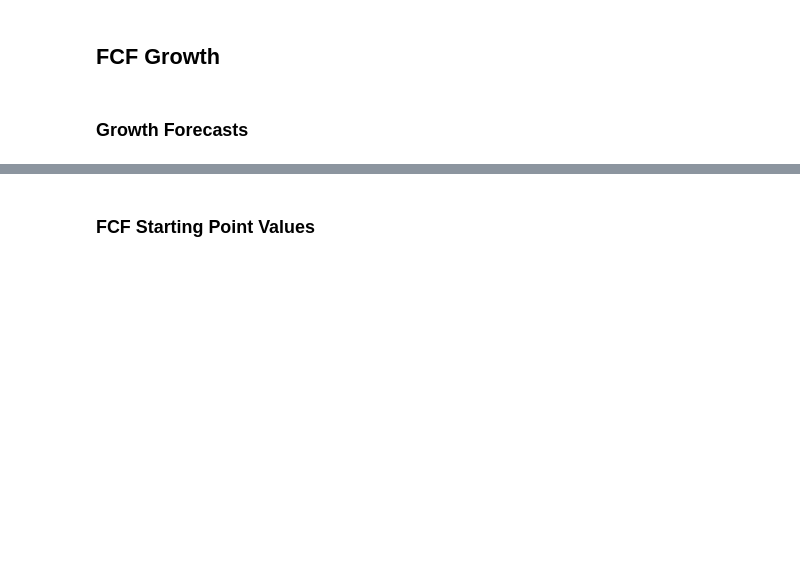
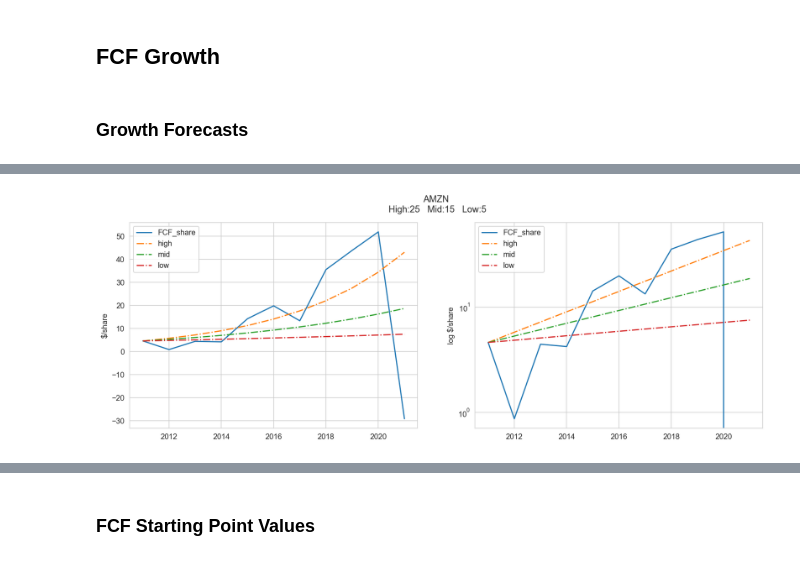
Before and after one commit to nomalet/investing, a Jupyter notebook: notebooks/2 Build Free Cash Flow.ipynb, the cells around one changed output, grey strips where cells are left out. Drawn from its saved outputs; the diff is of its cells as text; code cells hidden in the pictures; blank space fills up the shorter version.

```diff
--- a/notebooks/2 Build Free Cash Flow.ipynb
+++ b/notebooks/2 Build Free Cash Flow.ipynb
@@ -83,0 +90,4 @@ sensitivity_plot(company_fcf, "ACN", 15, 8, 5)
+# %%
+sensitivity_plot(company_fcf, "AMZN", 25, 15, 5,start_at=2011)
+# %% [output]
+[figure, added]
```
Also changed, not shown: parts of 30 cells of this notebook, 9 other files.
